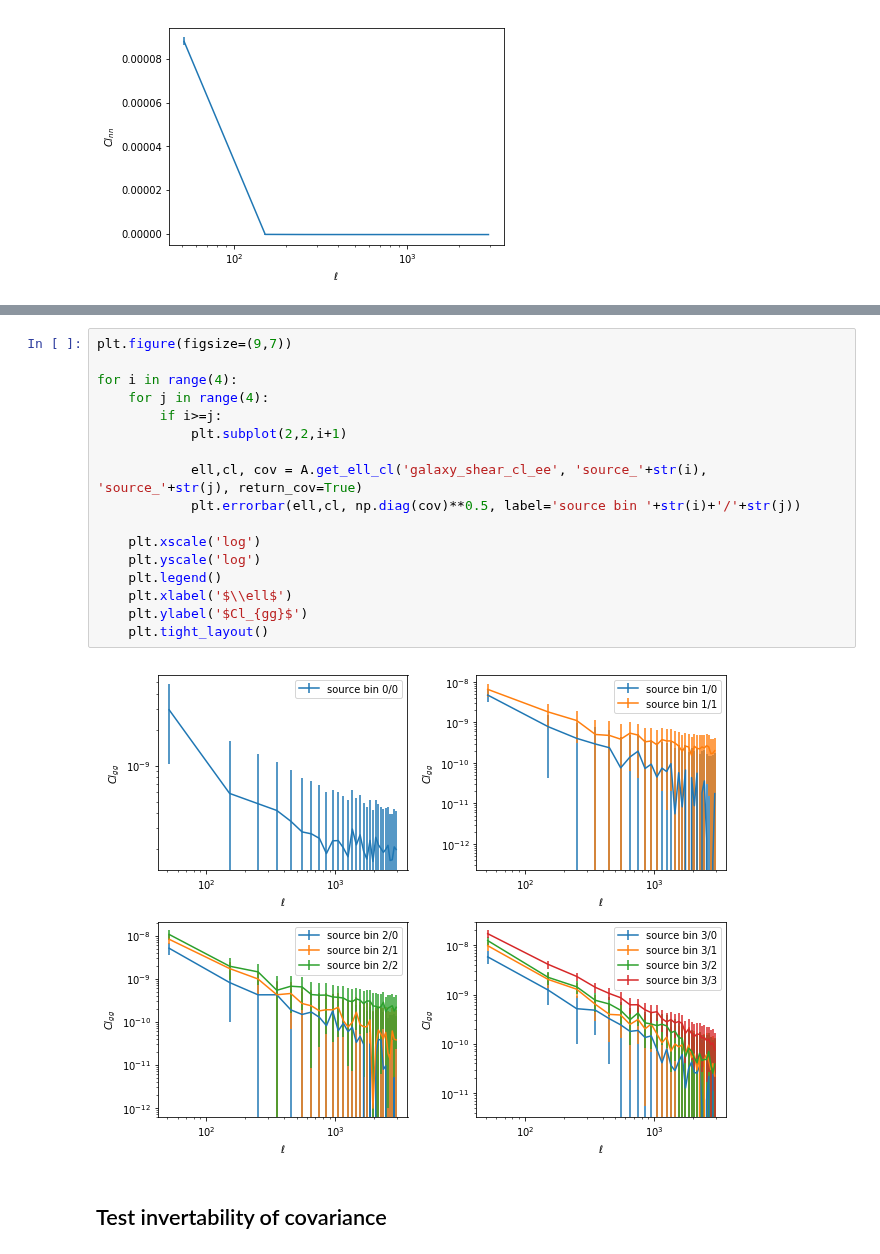
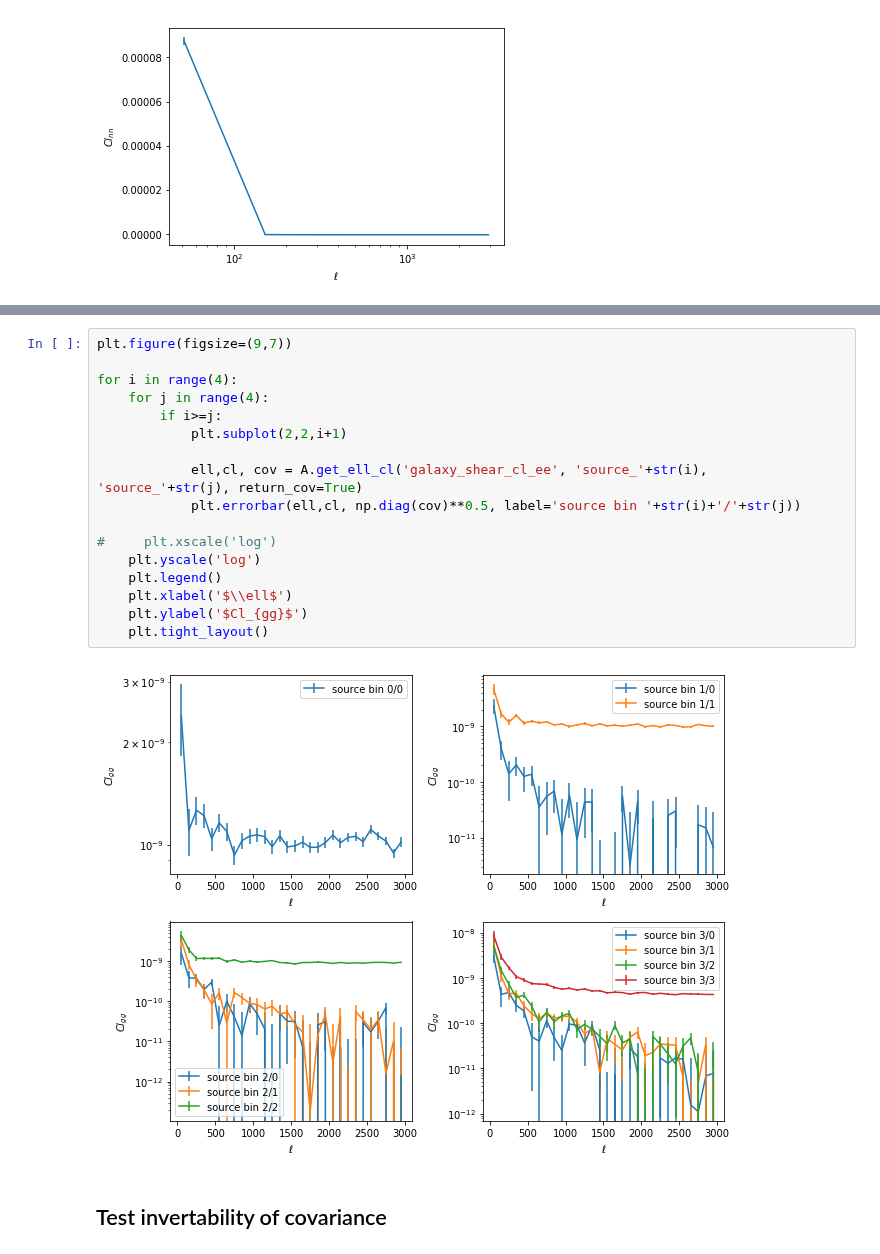
Before and after one commit to LSSTDESC/txpipe-cosmodc2, a Jupyter notebook: notebooks/PlotCov.ipynb, the cells around one changed output, grey strips where cells are left out. Cells and saved outputs as stored; diff of their text form.

Commit message:
update plots

```diff
--- a/notebooks/PlotCov.ipynb
+++ b/notebooks/PlotCov.ipynb
@@ -156,22 +154,22 @@ Text(0, 0.5, '$Cl_{ng}$')
 # %%
 plt.figure(figsize=(9,7))
 
 for i in range(4):
     for j in range(4):
         if i>=j:
             plt.subplot(2,2,i+1)
 
             ell,cl, cov = A.get_ell_cl('galaxy_shear_cl_ee', 'source_'+str(i), 'source_'+str(j), return_cov=True)
             plt.errorbar(ell,cl, np.diag(cov)**0.5, label='source bin '+str(i)+'/'+str(j))
 
-    plt.xscale('log')
+#     plt.xscale('log')
     plt.yscale('log')
     plt.legend()
     plt.xlabel('$\\ell$')
     plt.ylabel('$Cl_{gg}$')
     plt.tight_layout()
 # %% [output]
-[figure, old version]
+[figure, new version]
 # %% [markdown]
 ## Test invertability of covariance
 # %%
```
Also changed, not shown: parts of 9 cells of this notebook, 2 other files.
